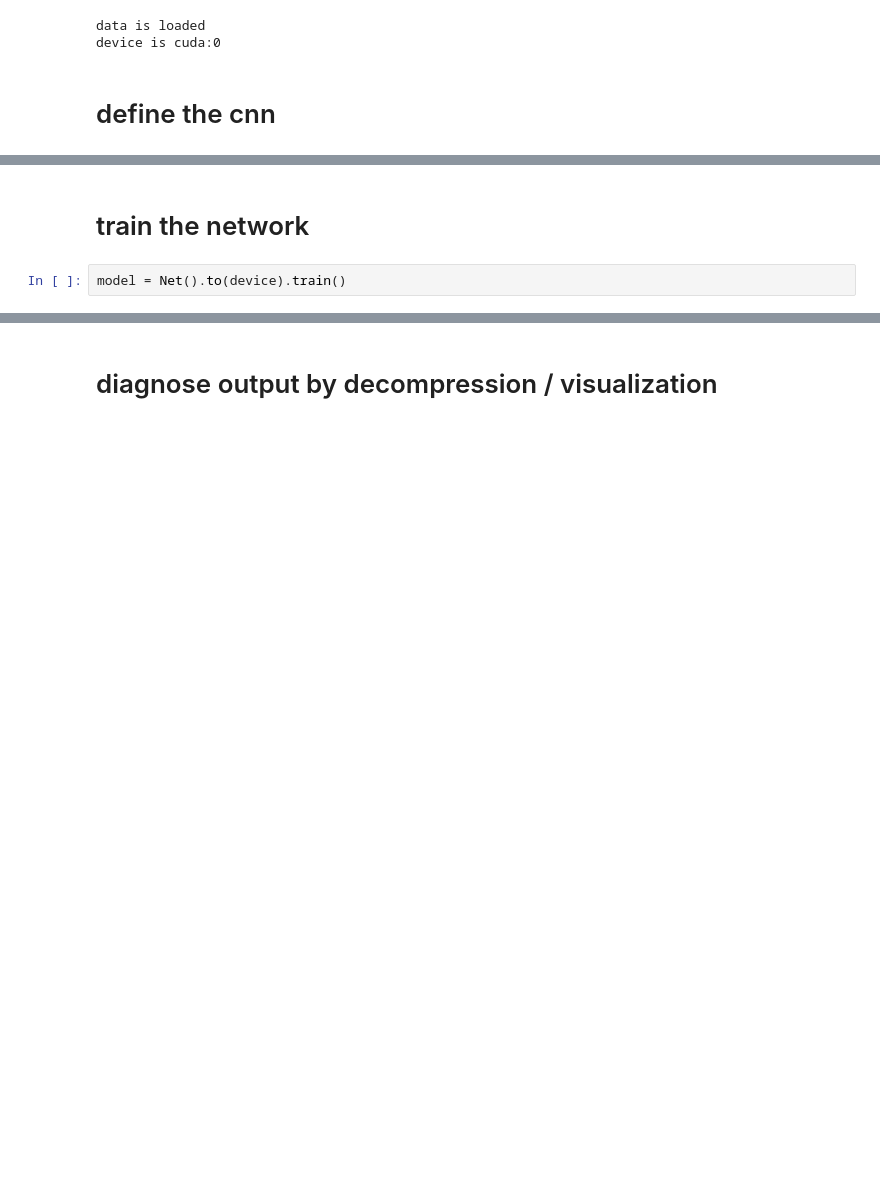
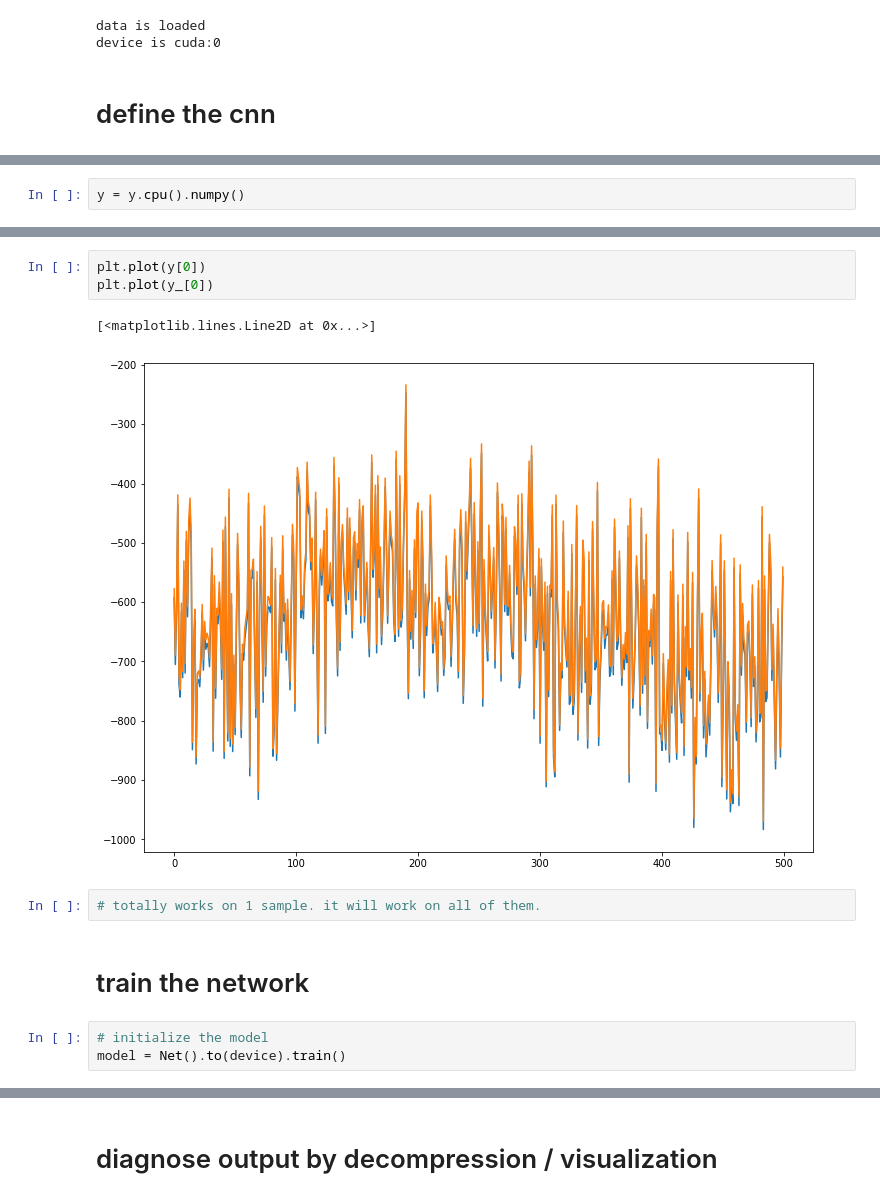
Before and after one commit to jkpierce/deep-compression, a Jupyter notebook: learning2.ipynb, the cells around one changed output, grey strips where cells are left out. Cells and saved outputs as stored; diff of their text form; blank space fills up the shorter version.

```diff
--- a/learning2.ipynb
+++ b/learning2.ipynb
@@ -96,0 +187,2 @@ class Net(nn.Module):
+# %%
+y = y.cpu().numpy()
@@ -97,5 +223,14 @@ class Net(nn.Module):
+# %%
+plt.plot(y[0])
+plt.plot(y_[0])
+# %% [output]
+[<matplotlib.lines.Line2D at 0x...>]
+[figure, added]
+# %%
+# totally works on 1 sample. it will work on all of them.
 # %% [markdown]
 # train the network
 # %%
+# initialize the model
 model = Net().to(device).train()
 # %%
```
Also changed, not shown: parts of 15 cells of this notebook, 1 other file.
